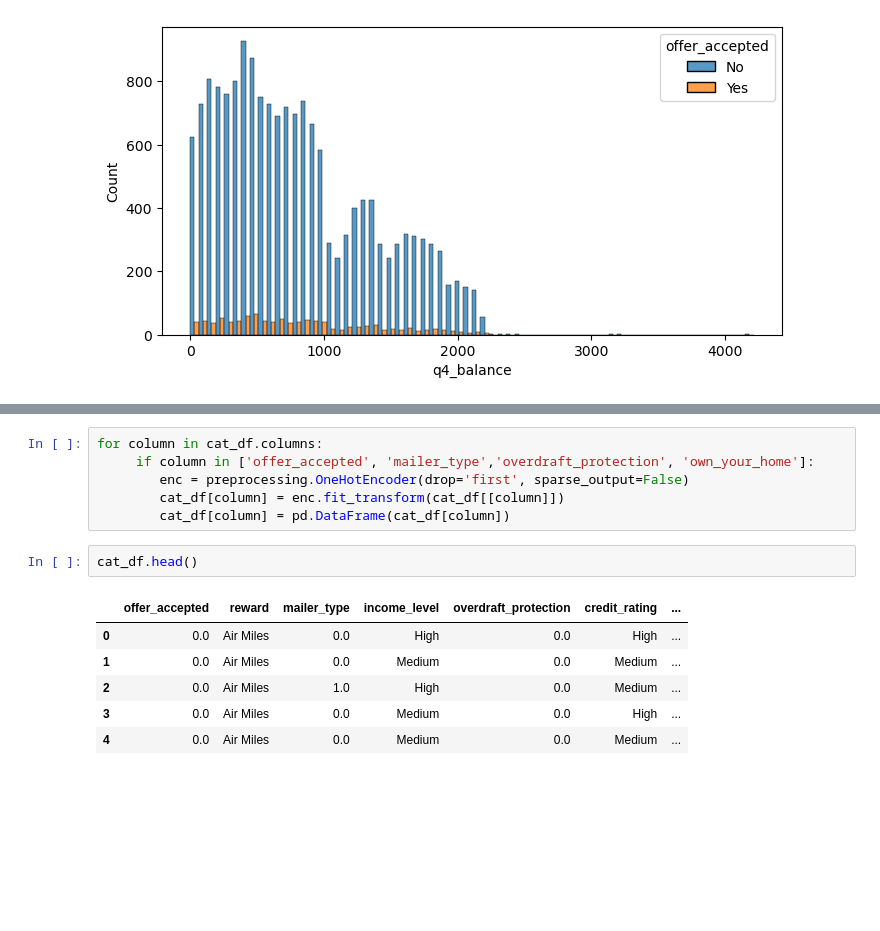
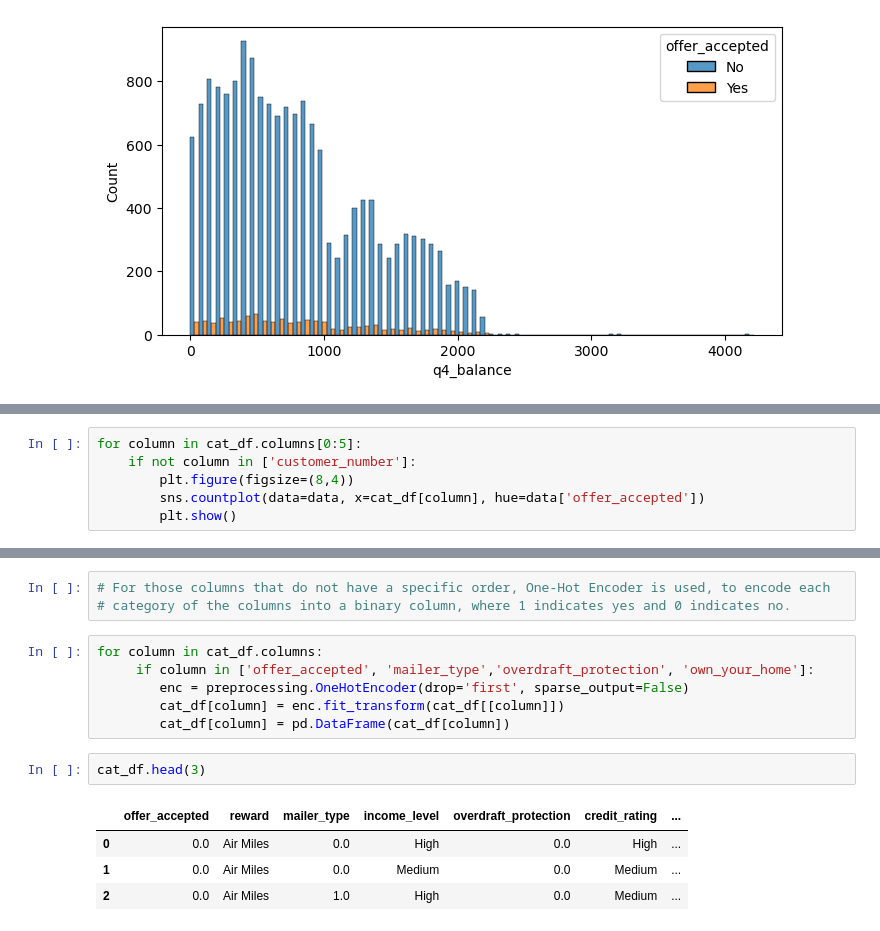
Before and after one commit to RetCast/data_mid_bootcamp_project_classification, a Jupyter notebook: data_mid_bootcamp_project_classification.ipynb, the cells around one changed output, grey strips where cells are left out. Cells and saved outputs as stored; diff of their text form; blank space fills up the shorter version.

```diff
--- a/data_mid_bootcamp_project_classification.ipynb
+++ b/data_mid_bootcamp_project_classification.ipynb
@@ -205,0 +379,6 @@ cat_df.head()
+# %%
+for column in cat_df.columns[0:5]:
+    if not column in ['customer_number']:
+        plt.figure(figsize=(8,4))
+        sns.countplot(data=data, x=cat_df[column], hue=data['offer_accepted'])
+        plt.show()
@@ -206,3 +391,6 @@ cat_df.head()
+# %%
+# For those columns that do not have a specific order, One-Hot Encoder is used, to encode each
+# category of the columns into a binary column, where 1 indicates yes and 0 indicates no.
 # %%
 for column in cat_df.columns:
      if column in ['offer_accepted', 'mailer_type','overdraft_protection', 'own_your_home']:
@@ -210,12 +398,10 @@ for column in cat_df.columns:
         cat_df[column] = enc.fit_transform(cat_df[[column]])
         cat_df[column] = pd.DataFrame(cat_df[column])
 # %%
-cat_df.head()
+cat_df.head(3)
 # %% [output]
 |  | offer_accepted | reward | mailer_type | income_level | overdraft_protection | credit_rating | ... |
 | 0 | 0.0 | Air Miles | 0.0 | High | 0.0 | High | ... |
 | 1 | 0.0 | Air Miles | 0.0 | Medium | 0.0 | Medium | ... |
 | 2 | 0.0 | Air Miles | 1.0 | High | 0.0 | Medium | ... |
-| 3 | 0.0 | Air Miles | 0.0 | Medium | 0.0 | High | ... |
-| 4 | 0.0 | Air Miles | 0.0 | Medium | 0.0 | Medium | ... |
 # %%
```
Also changed, not shown: parts of 84 cells of this notebook.
